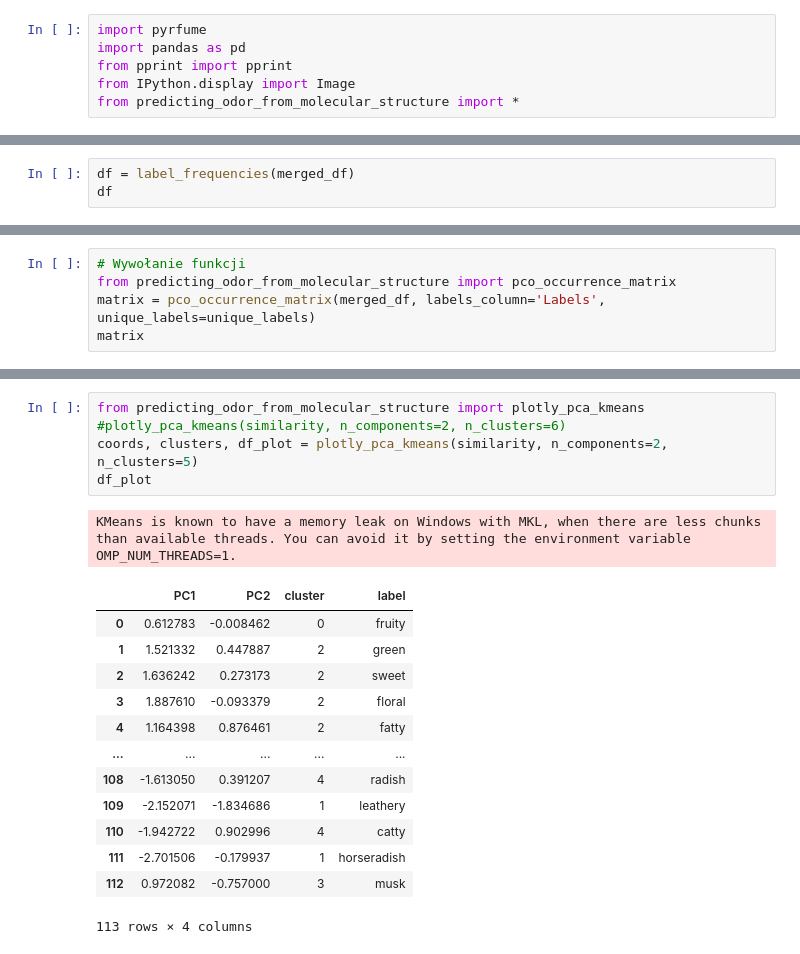
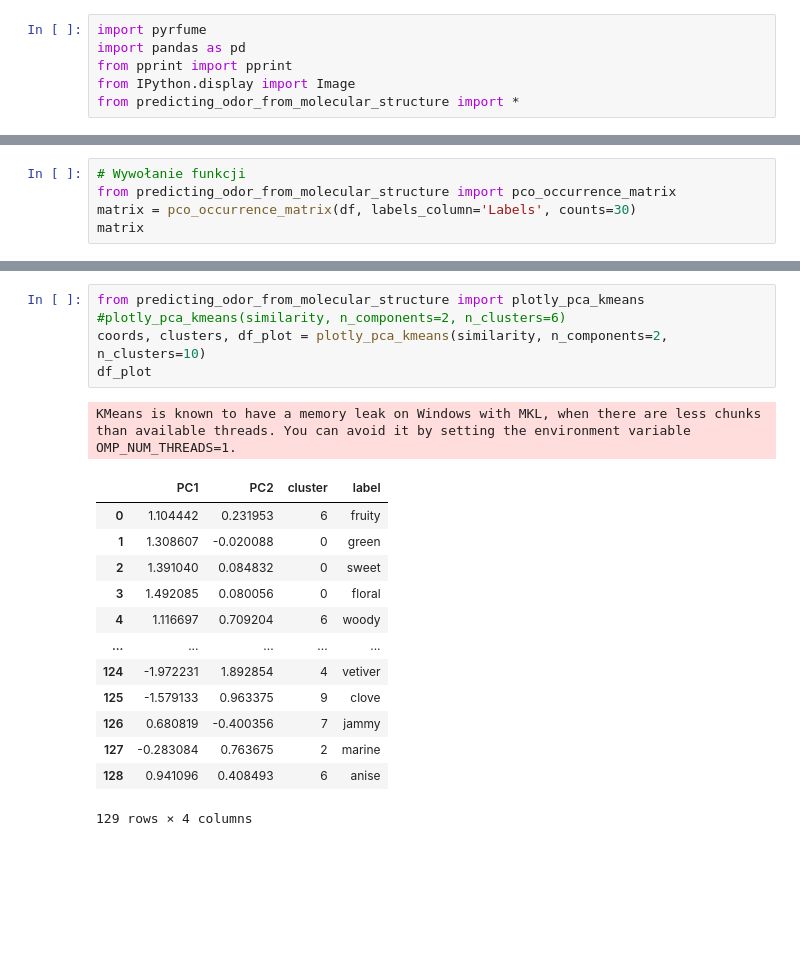
Before and after one commit to cluiverto/osmo, a Jupyter notebook: notebooks/goodscents.ipynb, the cells around one changed output, grey strips where cells are left out. Saved outputs shown, nothing was run; the diff lists cells and outputs as text; blank space fills up the shorter version.

```diff
--- a/notebooks/goodscents.ipynb
+++ b/notebooks/goodscents.ipynb
@@ -176,3 +25,0 @@ fig.show()
-# %%
-df = label_frequencies(merged_df)
-df
@@ -218,6 +65,6 @@ filtered
 # %%
 # Wywołanie funkcji
 from predicting_odor_from_molecular_structure import pco_occurrence_matrix
-matrix = pco_occurrence_matrix(merged_df, labels_column='Labels', unique_labels=unique_labels)
+matrix = pco_occurrence_matrix(df, labels_column='Labels', counts=30)
 matrix
 # %% [output]
@@ -264,20 +104,20 @@ KMeans is known to have a memory leak on Windows with MKL, when there are less c
 # %%
 from predicting_odor_from_molecular_structure import plotly_pca_kmeans
 #plotly_pca_kmeans(similarity, n_components=2, n_clusters=6)
-coords, clusters, df_plot = plotly_pca_kmeans(similarity, n_components=2, n_clusters=5)
+coords, clusters, df_plot = plotly_pca_kmeans(similarity, n_components=2, n_clusters=10)
 df_plot
 # %% [output]
 KMeans is known to have a memory leak on Windows with MKL, when there are less chunks than available threads. You can avoid it by setting the environment variable OMP_NUM_THREADS=1.
 |  | PC1 | PC2 | cluster | label |
-| 0 | 0.612783 | -0.008462 | 0 | fruity |
-| 1 | 1.521332 | 0.447887 | 2 | green |
-| 2 | 1.636242 | 0.273173 | 2 | sweet |
-| 3 | 1.887610 | -0.093379 | 2 | floral |
-| 4 | 1.164398 | 0.876461 | 2 | fatty |
+| 0 | 1.104442 | 0.231953 | 6 | fruity |
+| 1 | 1.308607 | -0.020088 | 0 | green |
+| 2 | 1.391040 | 0.084832 | 0 | sweet |
+| 3 | 1.492085 | 0.080056 | 0 | floral |
+| 4 | 1.116697 | 0.709204 | 6 | woody |
 | ... | ... | ... | ... | ... |
-| 108 | -1.613050 | 0.391207 | 4 | radish |
-| 109 | -2.152071 | -1.834686 | 1 | leathery |
-| 110 | -1.942722 | 0.902996 | 4 | catty |
-| 111 | -2.701506 | -0.179937 | 1 | horseradish |
-| 112 | 0.972082 | -0.757000 | 3 | musk |
+| 124 | -1.972231 | 1.892854 | 4 | vetiver |
+| 125 | -1.579133 | 0.963375 | 9 | clove |
+| 126 | 0.680819 | -0.400356 | 7 | jammy |
+| 127 | -0.283084 | 0.763675 | 2 | marine |
+| 128 | 0.941096 | 0.408493 | 6 | anise |
-113 rows × 4 columns
+129 rows × 4 columns
```
Also changed, not shown: parts of 17 cells of this notebook, 2 other files.
